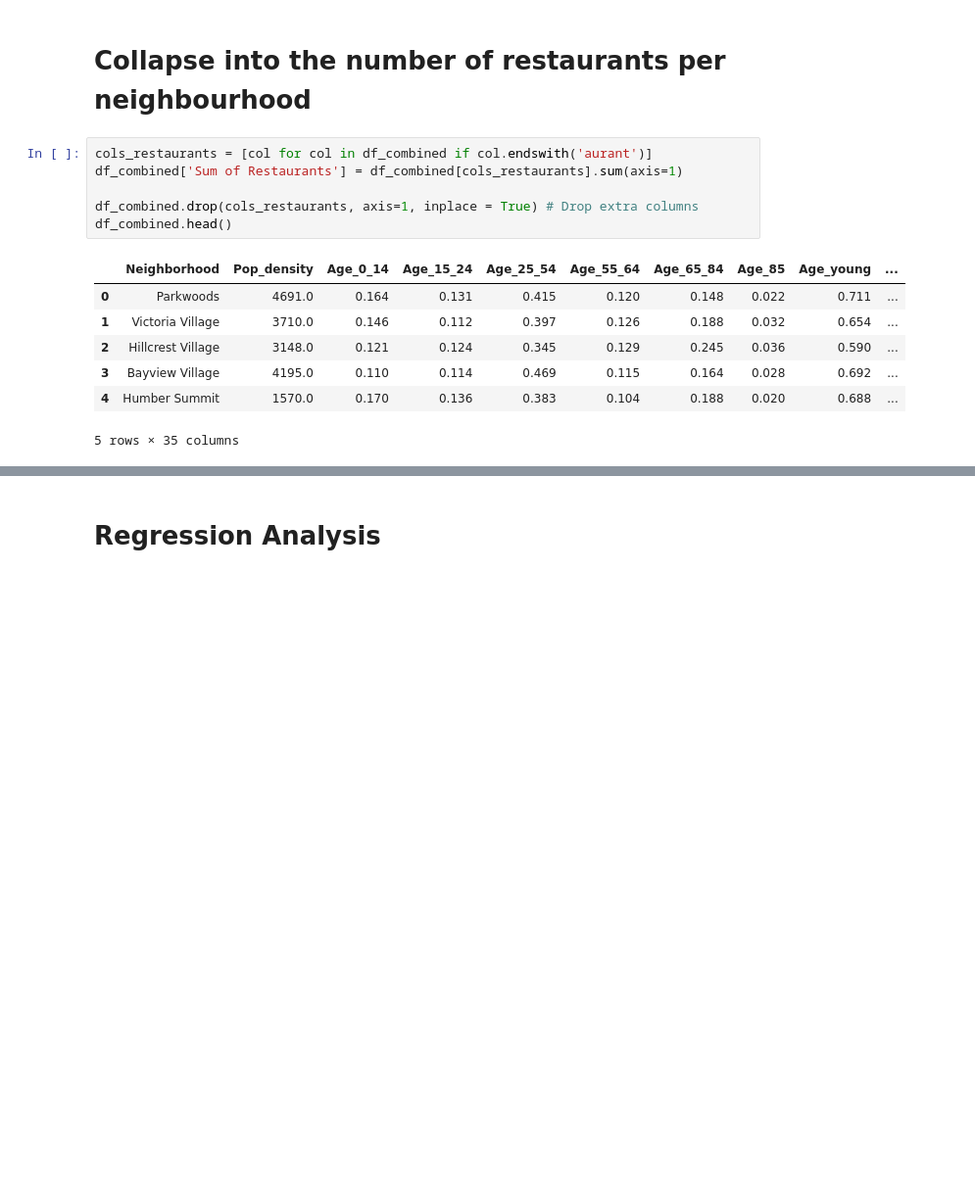
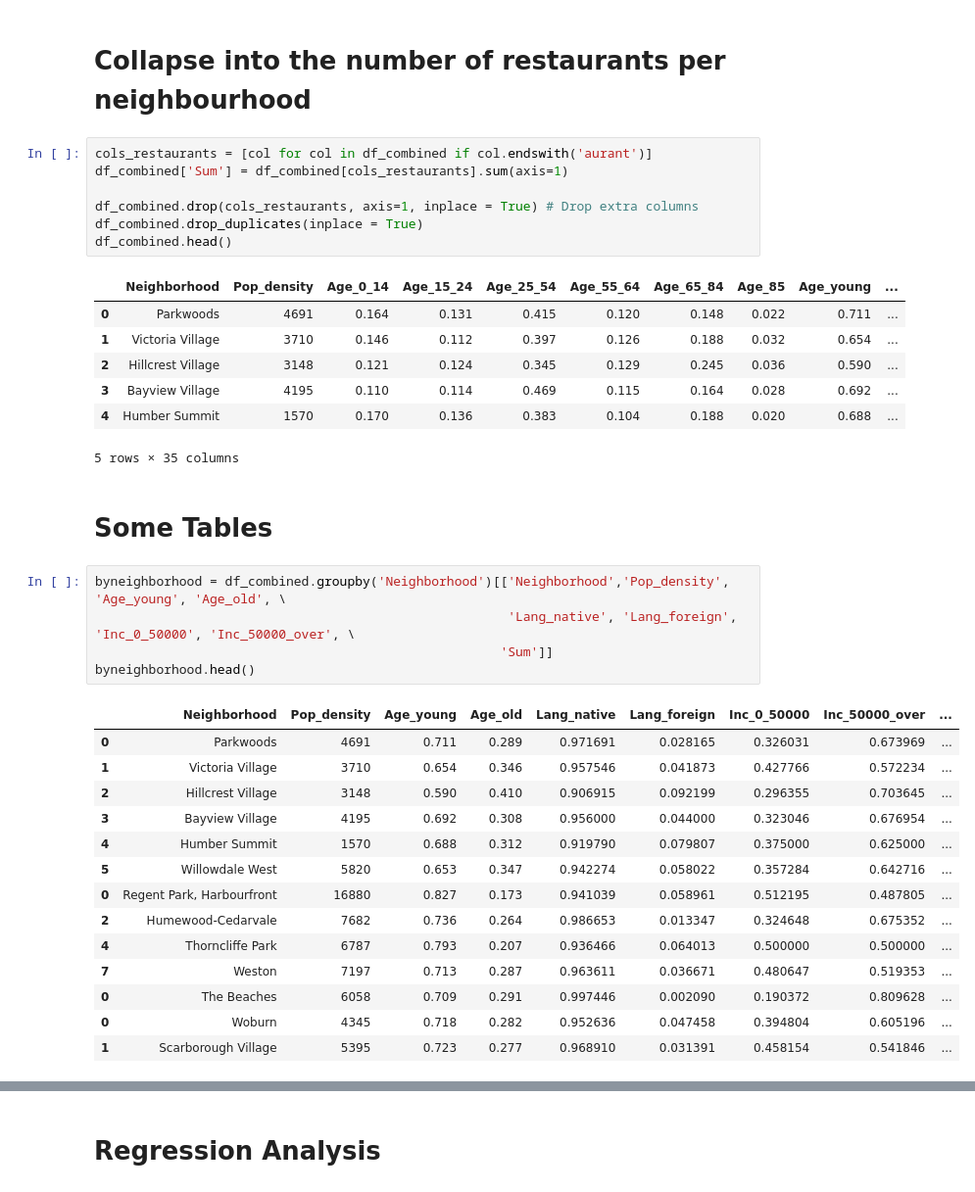
Before and after one commit to mellysiq/Coursera_Capstone, a Jupyter notebook: Coursera Capstone.ipynb, the cells around one changed output, grey strips where cells are left out. Shown at 98% size. Drawn from its saved outputs; the diff is of its cells as text; blank space fills up the shorter version.

```diff
--- a/Coursera Capstone.ipynb
+++ b/Coursera Capstone.ipynb
@@ -232,15 +273,38 @@ for b in boroughs:
 # Collapse into the number of restaurants per neighbourhood
 # %%
 cols_restaurants = [col for col in df_combined if col.endswith('aurant')]
-df_combined['Sum of Restaurants'] = df_combined[cols_restaurants].sum(axis=1)
+df_combined['Sum'] = df_combined[cols_restaurants].sum(axis=1)
 
 df_combined.drop(cols_restaurants, axis=1, inplace = True) # Drop extra columns
+df_combined.drop_duplicates(inplace = True)
 df_combined.head()
 # %% [output]
 |  | Neighborhood | Pop_density | Age_0_14 | Age_15_24 | Age_25_54 | Age_55_64 | Age_65_84 | Age_85 | Age_young | ... |
-| 0 | Parkwoods | 4691.0 | 0.164 | 0.131 | 0.415 | 0.120 | 0.148 | 0.022 | 0.711 | ... |
-| 1 | Victoria Village | 3710.0 | 0.146 | 0.112 | 0.397 | 0.126 | 0.188 | 0.032 | 0.654 | ... |
-| 2 | Hillcrest Village | 3148.0 | 0.121 | 0.124 | 0.345 | 0.129 | 0.245 | 0.036 | 0.590 | ... |
-| 3 | Bayview Village | 4195.0 | 0.110 | 0.114 | 0.469 | 0.115 | 0.164 | 0.028 | 0.692 | ... |
-| 4 | Humber Summit | 1570.0 | 0.170 | 0.136 | 0.383 | 0.104 | 0.188 | 0.020 | 0.688 | ... |
+| 0 | Parkwoods | 4691 | 0.164 | 0.131 | 0.415 | 0.120 | 0.148 | 0.022 | 0.711 | ... |
+| 1 | Victoria Village | 3710 | 0.146 | 0.112 | 0.397 | 0.126 | 0.188 | 0.032 | 0.654 | ... |
+| 2 | Hillcrest Village | 3148 | 0.121 | 0.124 | 0.345 | 0.129 | 0.245 | 0.036 | 0.590 | ... |
+| 3 | Bayview Village | 4195 | 0.110 | 0.114 | 0.469 | 0.115 | 0.164 | 0.028 | 0.692 | ... |
+| 4 | Humber Summit | 1570 | 0.170 | 0.136 | 0.383 | 0.104 | 0.188 | 0.020 | 0.688 | ... |
 5 rows × 35 columns
+# %% [markdown]
+# Some Tables
+# %%
+byneighborhood = df_combined.groupby('Neighborhood')[['Neighborhood','Pop_density', 'Age_young', 'Age_old', \
+                                                      'Lang_native', 'Lang_foreign', 'Inc_0_50000', 'Inc_50000_over', \
+                                                     'Sum']]
+byneighborhood.head()
+# %% [output]
+|  | Neighborhood | Pop_density | Age_young | Age_old | Lang_native | Lang_foreign | Inc_0_50000 | Inc_50000_over | ... |
+| 0 | Parkwoods | 4691 | 0.711 | 0.289 | 0.971691 | 0.028165 | 0.326031 | 0.673969 | ... |
+| 1 | Victoria Village | 3710 | 0.654 | 0.346 | 0.957546 | 0.041873 | 0.427766 | 0.572234 | ... |
+| 2 | Hillcrest Village | 3148 | 0.590 | 0.410 | 0.906915 | 0.092199 | 0.296355 | 0.703645 | ... |
+| 3 | Bayview Village | 4195 | 0.692 | 0.308 | 0.956000 | 0.044000 | 0.323046 | 0.676954 | ... |
+| 4 | Humber Summit | 1570 | 0.688 | 0.312 | 0.919790 | 0.079807 | 0.375000 | 0.625000 | ... |
+| 5 | Willowdale West | 5820 | 0.653 | 0.347 | 0.942274 | 0.058022 | 0.357284 | 0.642716 | ... |
+| 0 | Regent Park, Harbourfront | 16880 | 0.827 | 0.173 | 0.941039 | 0.058961 | 0.512195 | 0.487805 | ... |
+| 2 | Humewood-Cedarvale | 7682 | 0.736 | 0.264 | 0.986653 | 0.013347 | 0.324648 | 0.675352 | ... |
+| 4 | Thorncliffe Park | 6787 | 0.793 | 0.207 | 0.936466 | 0.064013 | 0.500000 | 0.500000 | ... |
+| 7 | Weston | 7197 | 0.713 | 0.287 | 0.963611 | 0.036671 | 0.480647 | 0.519353 | ... |
+| 0 | The Beaches | 6058 | 0.709 | 0.291 | 0.997446 | 0.002090 | 0.190372 | 0.809628 | ... |
+| 0 | Woburn | 4345 | 0.718 | 0.282 | 0.952636 | 0.047458 | 0.394804 | 0.605196 | ... |
+| 1 | Scarborough Village | 5395 | 0.723 | 0.277 | 0.968910 | 0.031391 | 0.458154 | 0.541846 | ... |
```
Also changed, not shown: parts of 20 cells of this notebook.
